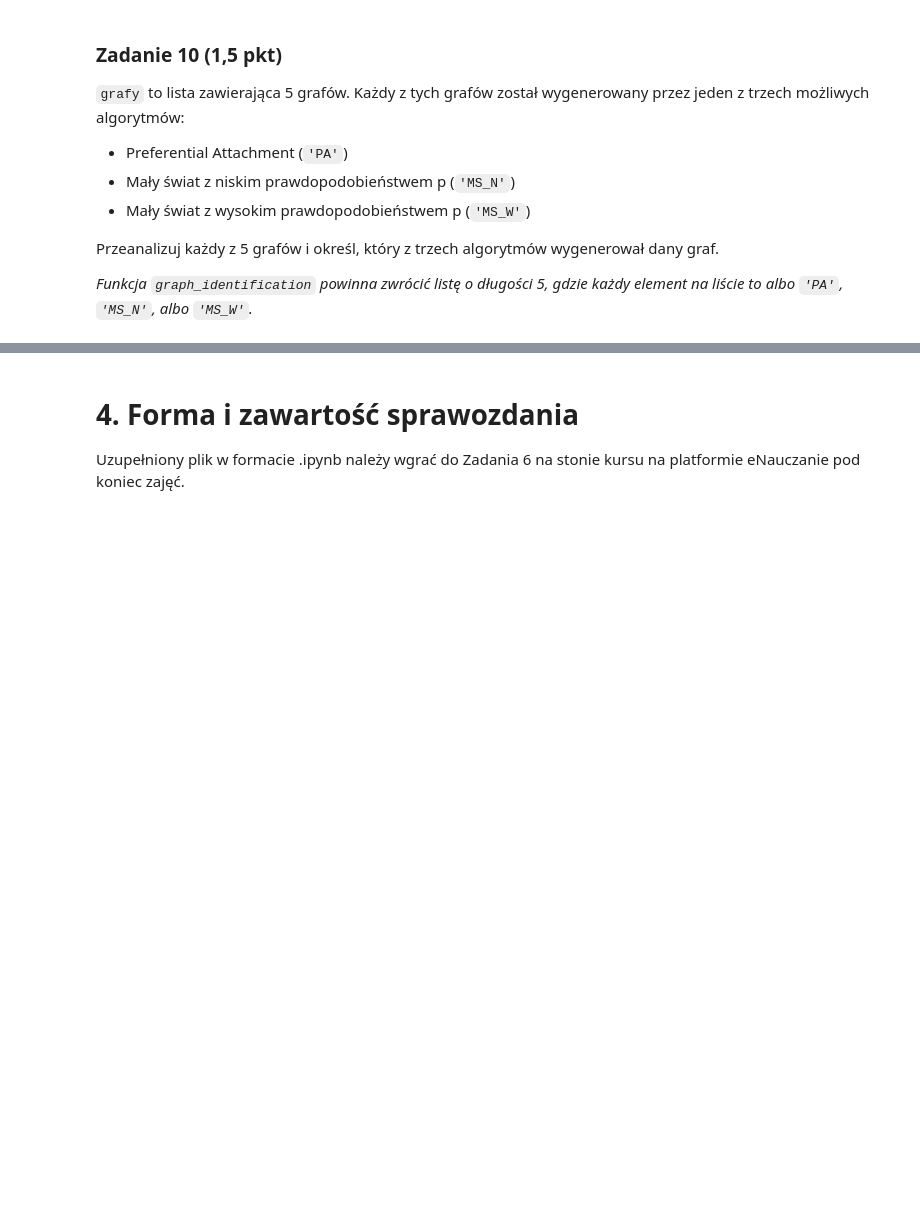
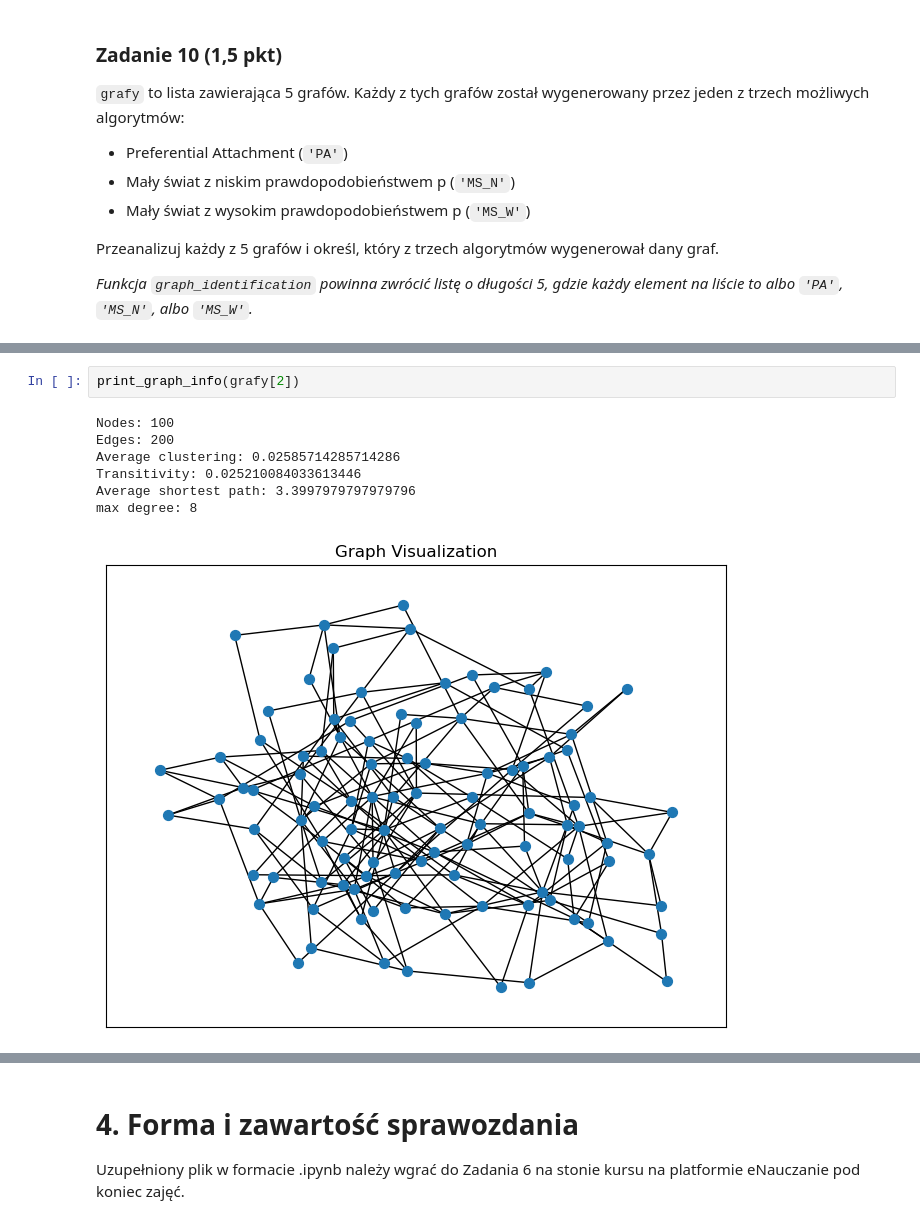
Before and after one commit to igorjoz/OWiSR_Lab6_2026_grB, a Jupyter notebook: OWiSR_L6_2026_grB.ipynb, the cells around one changed output, grey strips where cells are left out. Saved outputs shown, nothing was run; the diff lists cells and outputs as text; blank space fills up the shorter version.

```diff
--- a/OWiSR_L6_2026_grB.ipynb
+++ b/OWiSR_L6_2026_grB.ipynb
@@ -783,0 +875,10 @@ graph_identification()
+# %%
+print_graph_info(grafy[2])
+# %% [output]
+Nodes: 100
+Edges: 200
+Average clustering: 0.02585714285714286
+Transitivity: 0.025210084033613446
+Average shortest path: 3.3997979797979796
+max degree: 8
+[figure, added]
```
Also changed, not shown: parts of 10 cells of this notebook.
